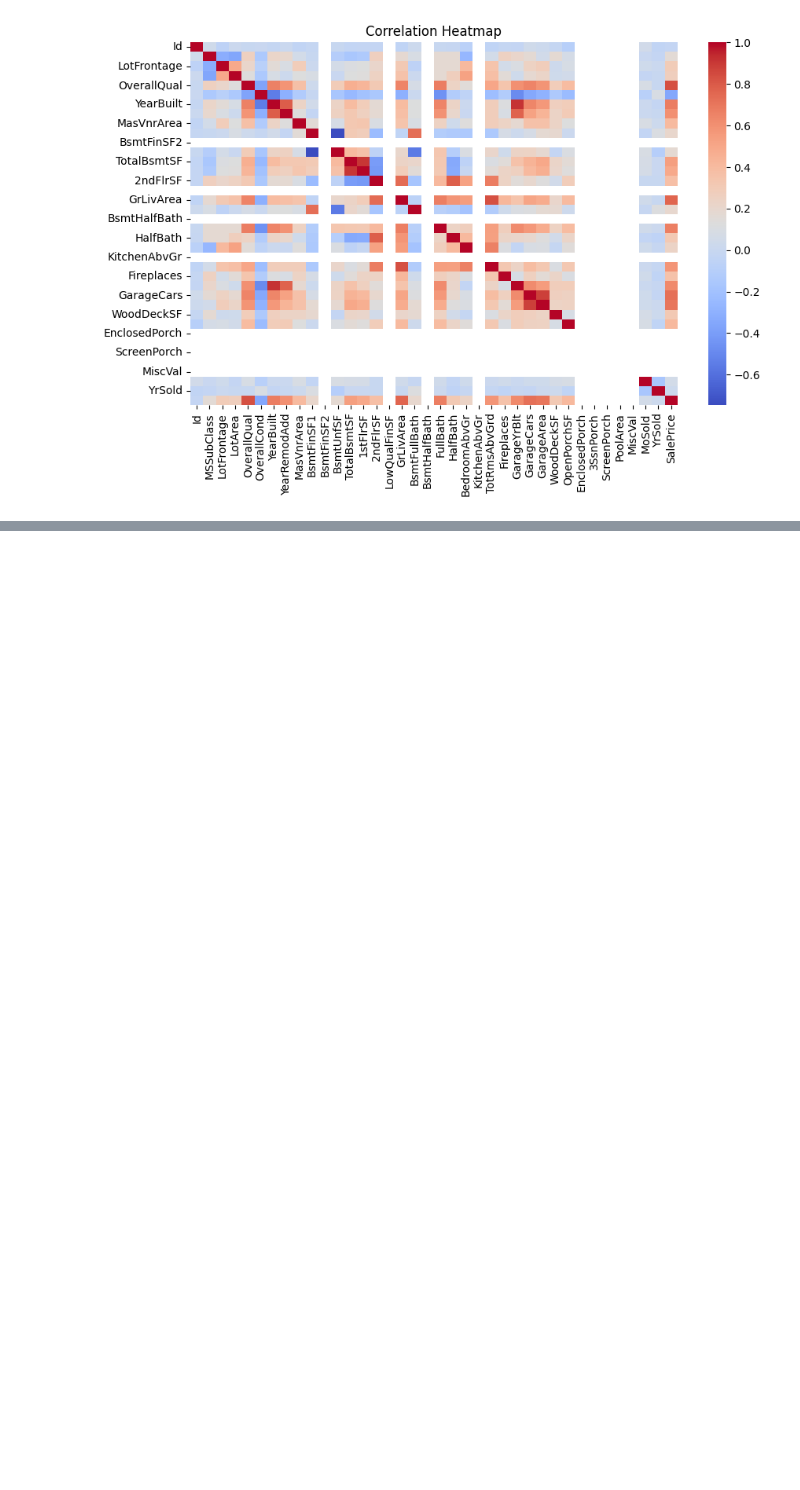
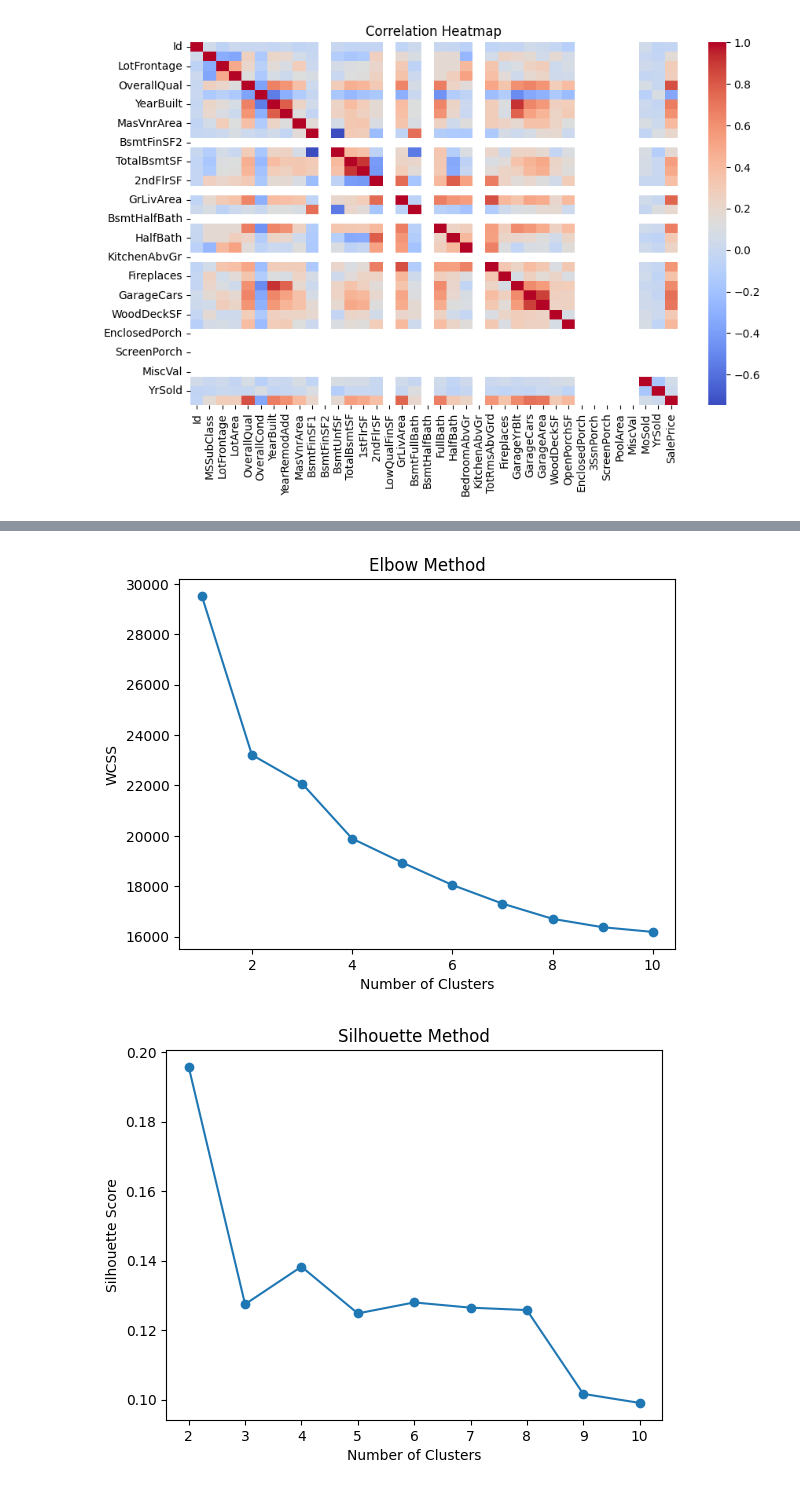
Before and after one commit to alirezaderavi/House-Prices-Advanced-Regression-Techniques, a Jupyter notebook: house-prices-advanced-regression-techniques.ipynb, the cells around one changed output, grey strips where cells are left out. Drawn from its saved outputs; the diff is of its cells as text; code cells hidden in the pictures; blank space fills up the shorter version.

```diff
--- a/house-prices-advanced-regression-techniques.ipynb
+++ b/house-prices-advanced-regression-techniques.ipynb
@@ -285,0 +539,45 @@ visualize_outliers(cleaned_df)
+# %%
+#Cluster-Based Feature
+from sklearn.preprocessing import StandardScaler
+
+numeric_cols = df_train.select_dtypes(include=['int64', 'float64']).columns
+numeric_cols = numeric_cols.drop("SalePrice")
+
+# scaling
+scaler = StandardScaler()
+scaled = scaler.fit_transform(df_train[numeric_cols])
+
+# Elbow
+wcss = []
+for k in range(1, 11):
+    kmeans = KMeans(n_clusters=k, random_state=42)
+    kmeans.fit(scaled)
+    wcss.append(kmeans.inertia_)
+
+plt.plot(range(1, 11), wcss, marker='o')
+plt.xlabel('Number of Clusters')
+plt.ylabel('WCSS')
+plt.title('Elbow Method')
+plt.show()
+
+from sklearn.metrics import silhouette_score
+
+scores = []
+
+for k in range(2, 11):
+    kmeans = KMeans(n_clusters=k, random_state=42)
+    labels = kmeans.fit_predict(scaled)
+    score = silhouette_score(scaled, labels)
+    scores.append(score)
+
+plt.plot(range(2, 11), scores, marker='o')
+plt.xlabel('Number of Clusters')
+plt.ylabel('Silhouette Score')
+plt.title('Silhouette Method')
+plt.show()
+
+
+#Probably K=2 is the best choice
+# %% [output]
+[figure, added]
+[figure, added]
```
Also changed, not shown: parts of 5 cells of this notebook.
